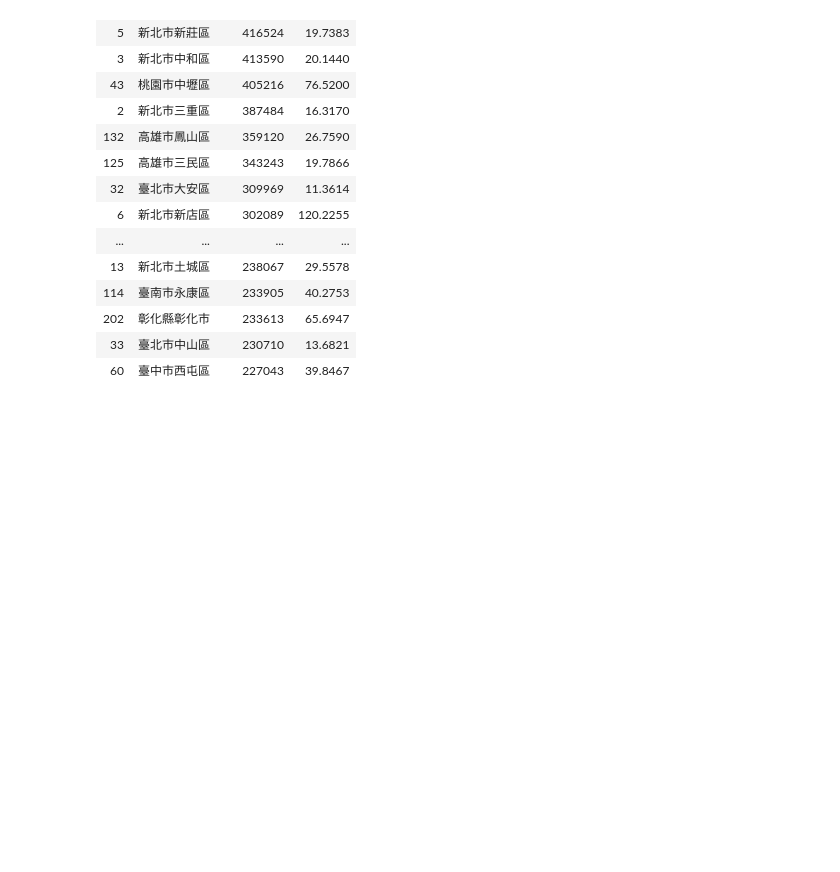
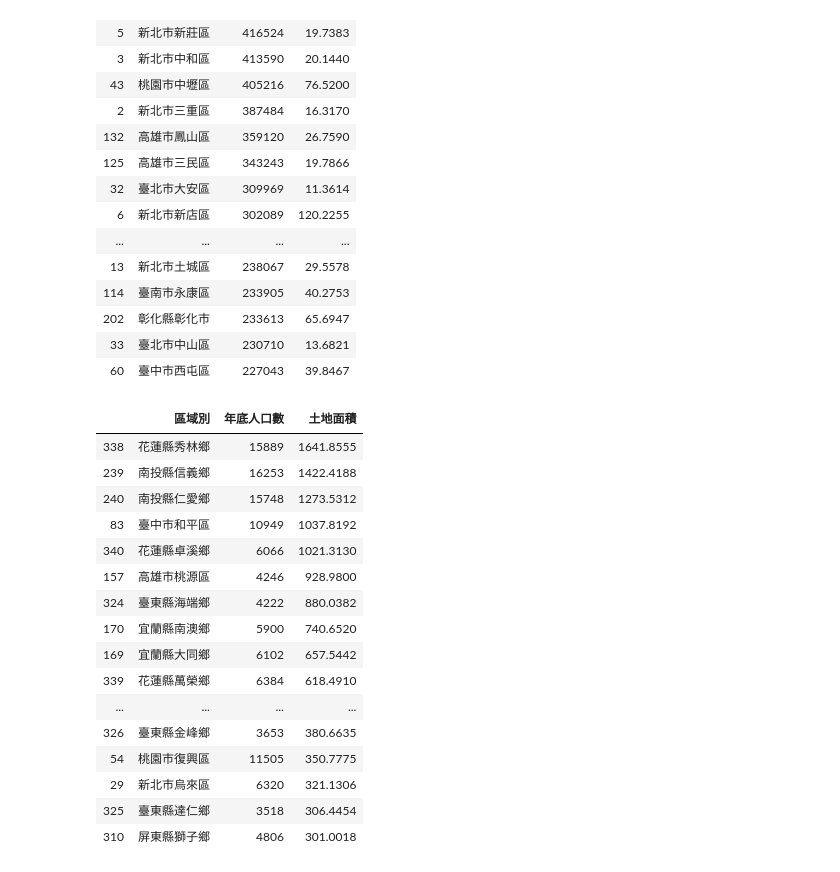
Before and after one commit to a29571508/PythonForDataAnalysis, a Jupyter notebook: 上課內容/sample27.ipynb, the cells around one changed output. Cells and saved outputs as stored; diff of their text form; code cells hidden in the pictures; blank space fills up the shorter version.

```diff
--- a/上課內容/sample27.ipynb
+++ b/上課內容/sample27.ipynb
@@ -316,3 +316,23 @@ dataFrame.sort_values(by='年底人口數',ascending=False)[:20]
 | 202 | 彰化縣彰化市 | 233613 | 65.6947 |
 | 33 | 臺北市中山區 | 230710 | 13.6821 |
 | 60 | 臺中市西屯區 | 227043 | 39.8467 |
+# %%
+dataFrame.sort_values(by='土地面積',ascending=False)[:20]
+# %% [output]
+|  | 區域別 | 年底人口數 | 土地面積 |
+| 338 | 花蓮縣秀林鄉 | 15889 | 1641.8555 |
+| 239 | 南投縣信義鄉 | 16253 | 1422.4188 |
+| 240 | 南投縣仁愛鄉 | 15748 | 1273.5312 |
+| 83 | 臺中市和平區 | 10949 | 1037.8192 |
+| 340 | 花蓮縣卓溪鄉 | 6066 | 1021.3130 |
+| 157 | 高雄市桃源區 | 4246 | 928.9800 |
+| 324 | 臺東縣海端鄉 | 4222 | 880.0382 |
+| 170 | 宜蘭縣南澳鄉 | 5900 | 740.6520 |
+| 169 | 宜蘭縣大同鄉 | 6102 | 657.5442 |
+| 339 | 花蓮縣萬榮鄉 | 6384 | 618.4910 |
+| ... | ... | ... | ... |
+| 326 | 臺東縣金峰鄉 | 3653 | 380.6635 |
+| 54 | 桃園市復興區 | 11505 | 350.7775 |
+| 29 | 新北市烏來區 | 6320 | 321.1306 |
+| 325 | 臺東縣達仁鄉 | 3518 | 306.4454 |
+| 310 | 屏東縣獅子鄉 | 4806 | 301.0018 |
```
Also changed, not shown: parts of 1 cell of this notebook.
